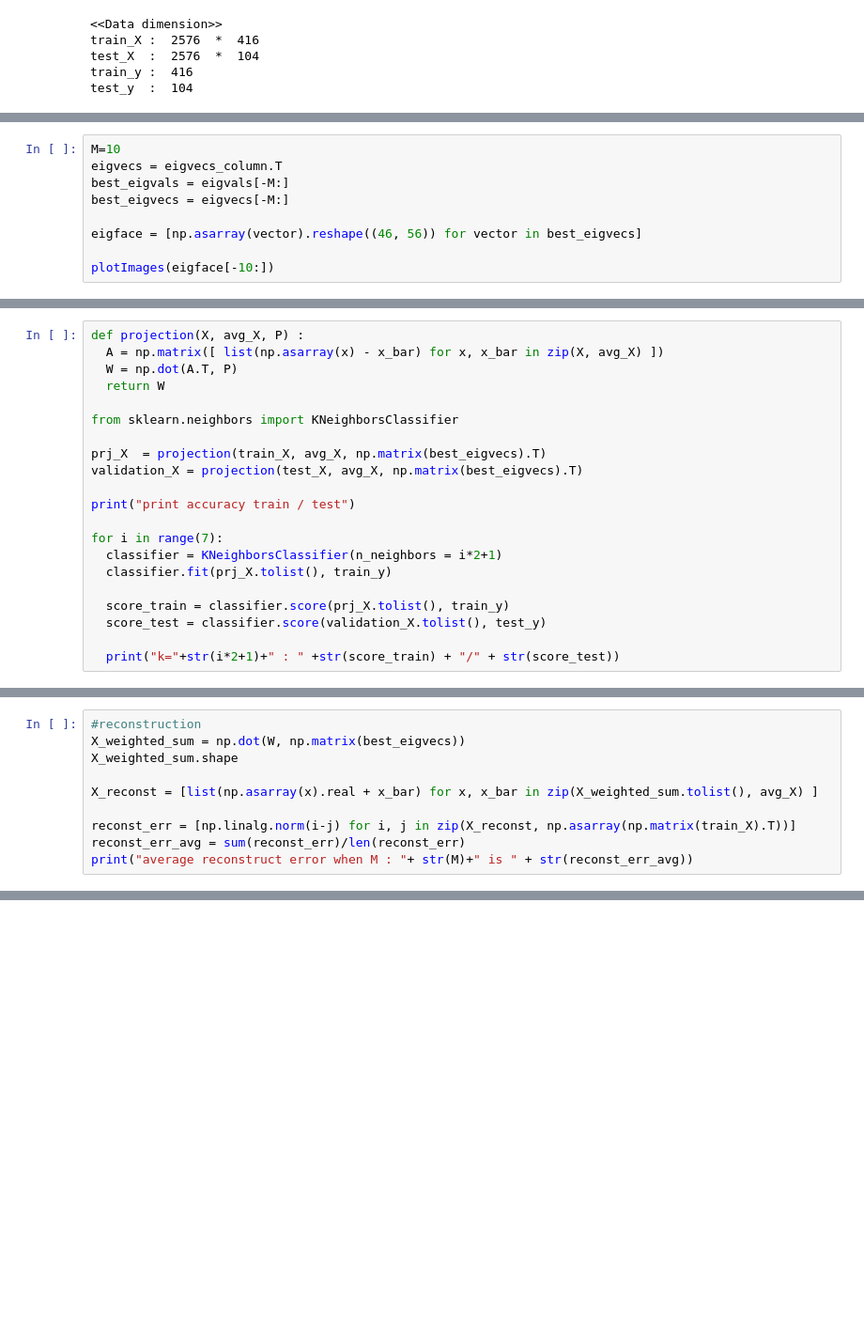
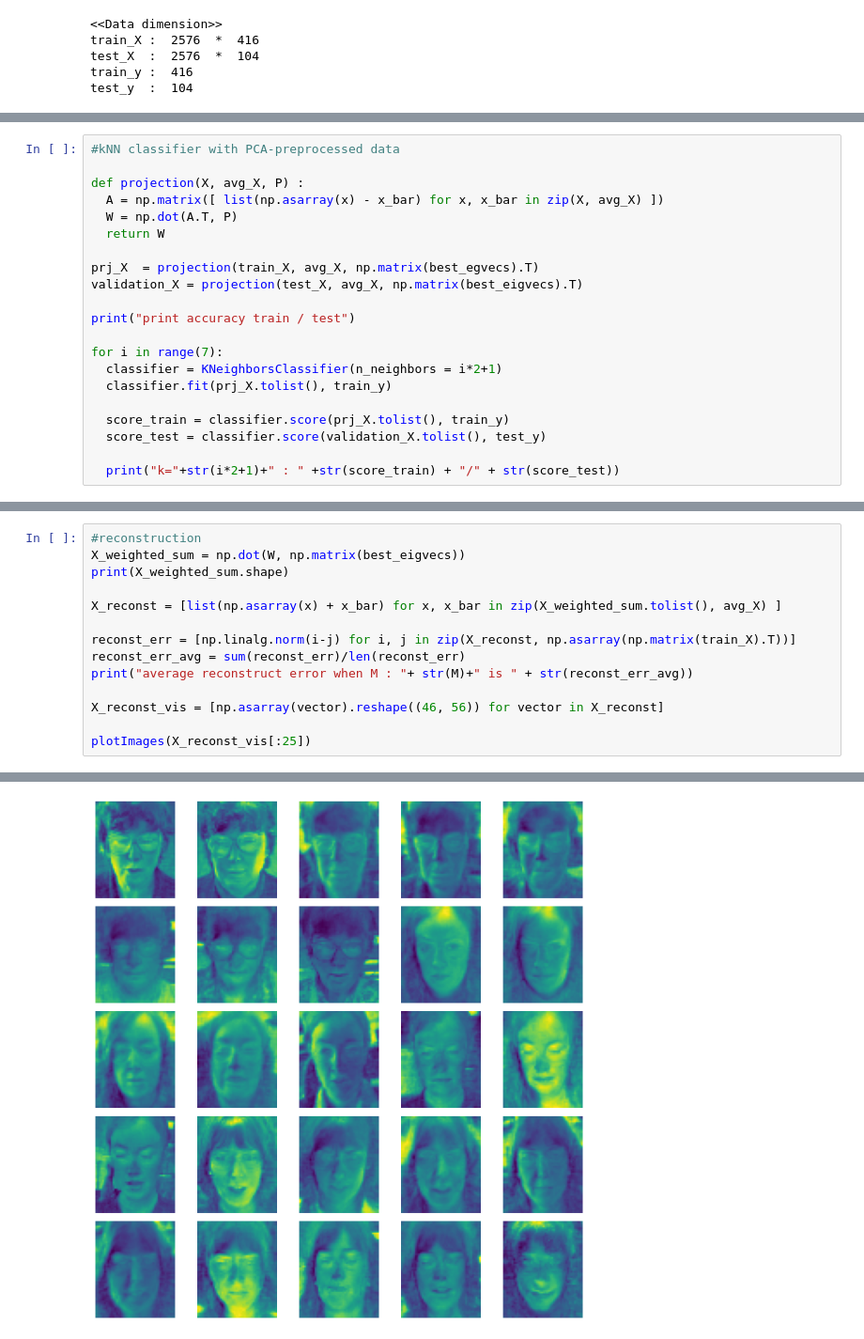
Before and after one commit to lhmin0614/CS492_Coursework1, a Jupyter notebook: Q1_PCA.ipynb, the cells around one changed output, grey strips where cells are left out. Shown at 94% size. Cells and saved outputs as stored; diff of their text form; blank space fills up the shorter version.

```diff
--- a/Q1_PCA.ipynb
+++ b/Q1_PCA.ipynb
@@ -102,9 +107,0 @@ Text(0, 0.5, 'Real Value')
-# %%
-M=10
-eigvecs = eigvecs_column.T
-best_eigvals = eigvals[-M:]
-best_eigvecs = eigvecs[-M:]
-
-eigface = [np.asarray(vector).reshape((46, 56)) for vector in best_eigvecs]
-
-plotImages(eigface[-10:])
@@ -119,12 +108,12 @@ print(W.shape)              #416 * 50. W n을 row vector로 가진다
 # %%
+#kNN classifier with PCA-preprocessed data
+
 def projection(X, avg_X, P) :
   A = np.matrix([ list(np.asarray(x) - x_bar) for x, x_bar in zip(X, avg_X) ])
   W = np.dot(A.T, P)
   return W
 
-from sklearn.neighbors import KNeighborsClassifier
-
-prj_X  = projection(train_X, avg_X, np.matrix(best_eigvecs).T)
+prj_X  = projection(train_X, avg_X, np.matrix(best_egvecs).T)
 validation_X = projection(test_X, avg_X, np.matrix(best_eigvecs).T)
 
 print("print accuracy train / test")
@@ -149,11 +138,15 @@ k=13 : 0.39903846153846156/0.33653846153846156
 # %%
 #reconstruction
 X_weighted_sum = np.dot(W, np.matrix(best_eigvecs))
-X_weighted_sum.shape
+print(X_weighted_sum.shape)
 
-X_reconst = [list(np.asarray(x).real + x_bar) for x, x_bar in zip(X_weighted_sum.tolist(), avg_X) ]
+X_reconst = [list(np.asarray(x) + x_bar) for x, x_bar in zip(X_weighted_sum.tolist(), avg_X) ]
 
 reconst_err = [np.linalg.norm(i-j) for i, j in zip(X_reconst, np.asarray(np.matrix(train_X).T))]
 reconst_err_avg = sum(reconst_err)/len(reconst_err)
 print("average reconstruct error when M : "+ str(M)+" is " + str(reconst_err_avg))
+
+X_reconst_vis = [np.asarray(vector).reshape((46, 56)) for vector in X_reconst]
+
+plotImages(X_reconst_vis[:25])
 # %% [output]
@@ -160,0 +155 @@ average reconstruct error when M : 10 is 1977.0488118366093
+[figure, added]
```
Also changed, not shown: parts of 11 cells of this notebook.
